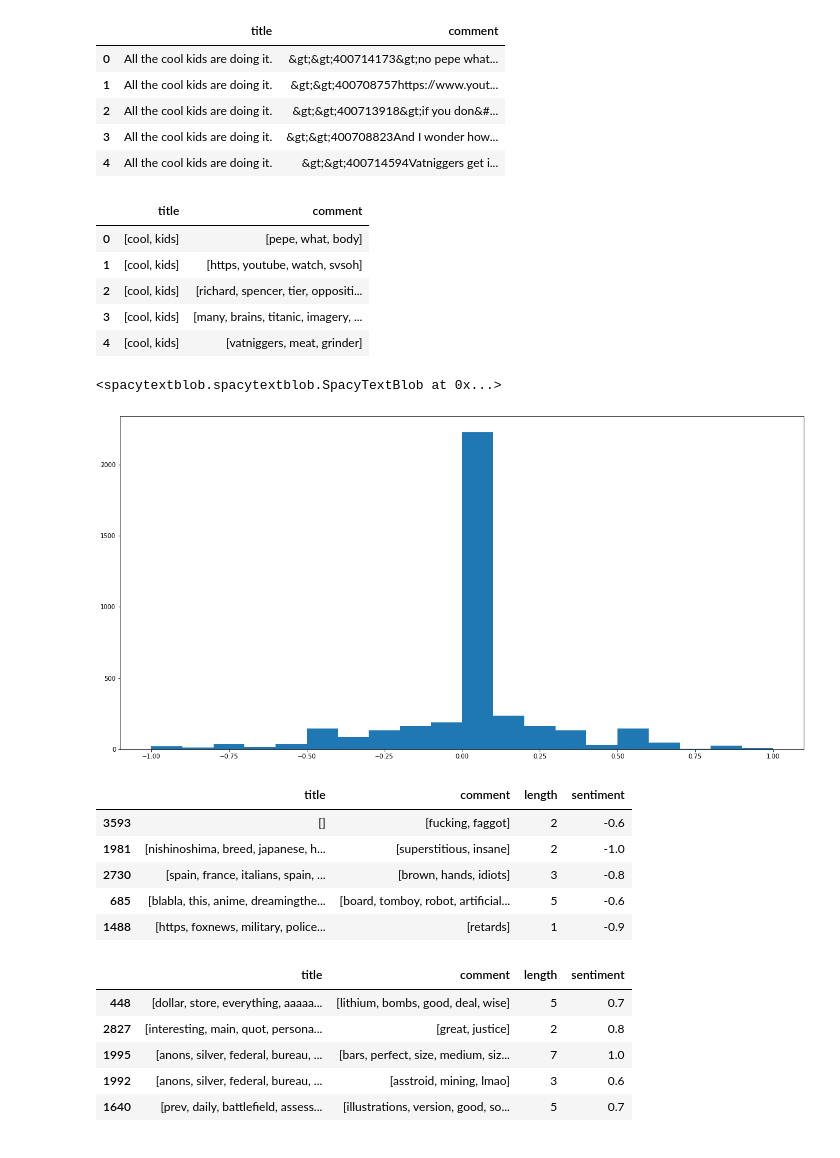
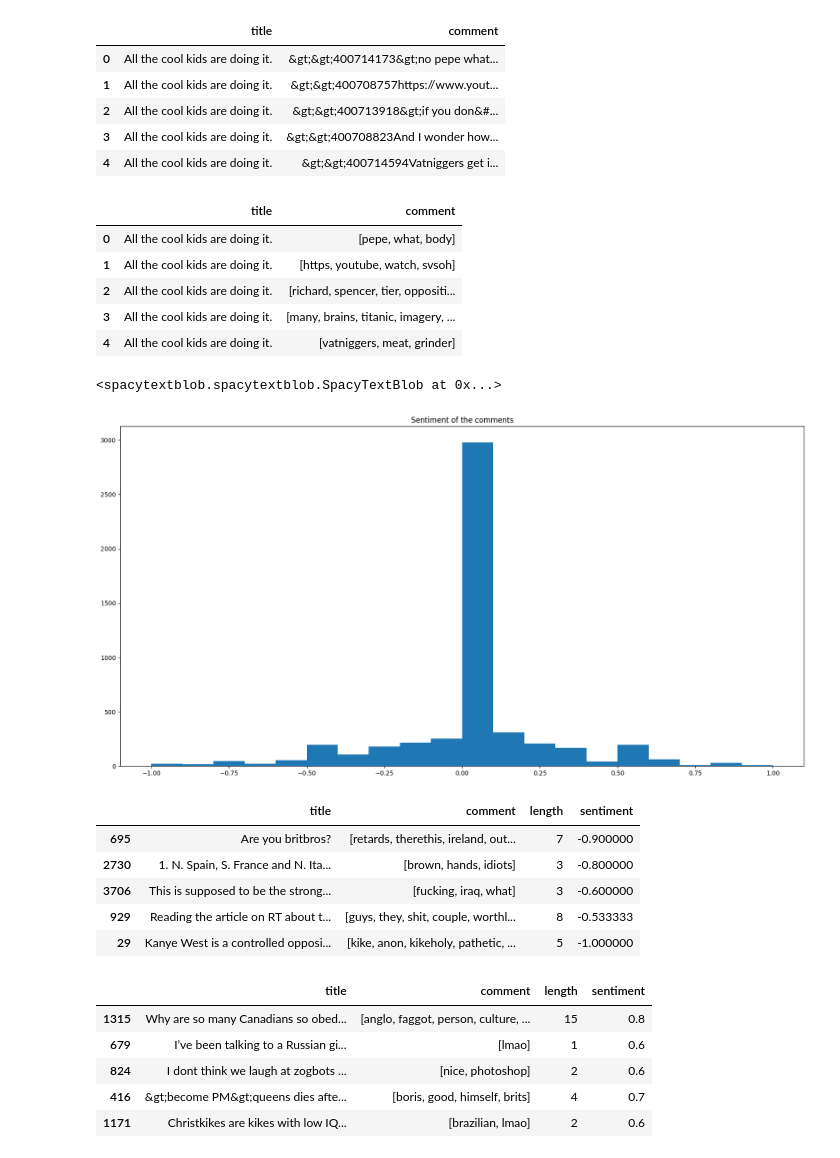
Before and after one commit to Extrieve/NLProject, a Jupyter notebook: 4chan/pandas_transformation.ipynb, the cells around one changed output. Cells and saved outputs as stored; diff of their text form; code cells hidden in the pictures.

Commit message:
Cleaning up a bit

```diff
--- a/4chan/pandas_transformation.ipynb
+++ b/4chan/pandas_transformation.ipynb
@@ -42,17 +43,17 @@ def clean_text(text):
     return text
 # %%
 # apply the clean_text function to the dataframe
-df['title'] = df['title'].apply(clean_text)
+# df['title'] = df['title'].apply(clean_text)
 df['comment'] = df['comment'].apply(clean_text)
 # %%
 df.head()
 # %% [output]
 |  | title | comment |
-| 0 | [cool, kids] | [pepe, what, body] |
-| 1 | [cool, kids] | [https, youtube, watch, svsoh] |
-| 2 | [cool, kids] | [richard, spencer, tier, oppositi... |
-| 3 | [cool, kids] | [many, brains, titanic, imagery, ... |
-| 4 | [cool, kids] | [vatniggers, meat, grinder] |
+| 0 | All the cool kids are doing it. | [pepe, what, body] |
+| 1 | All the cool kids are doing it. | [https, youtube, watch, svsoh] |
+| 2 | All the cool kids are doing it. | [richard, spencer, tier, oppositi... |
+| 3 | All the cool kids are doing it. | [many, brains, titanic, imagery, ... |
+| 4 | All the cool kids are doing it. | [vatniggers, meat, grinder] |
 # %%
 # lets create a new column with the length of the comment
 df['length'] = df['comment'].apply(lambda x: len(x))
@@ -68,32 +69,33 @@ df['sentiment'] = df['comment'].apply(lambda x: nlp(' '.join(x))._.blob.polarity
 # %%
 # lets plot the sentiment of the comments
 import matplotlib.pyplot as plt
 
 plt.figure(figsize=(20, 10))
+plt.title('Sentiment of the comments')
 plt.hist(df['sentiment'], bins=20)
 plt.show()
 # %% [output]
-[figure, old version]
+[figure, new version]
 # %%
 # show 5 samples of negative comments, in which sentiment is less than -0.5
 df[df['sentiment'] < -0.5].sample(5)
 # %% [output]
 |  | title | comment | length | sentiment |
-| 3593 | [] | [fucking, faggot] | 2 | -0.6 |
-| 1981 | [nishinoshima, breed, japanese, h... | [superstitious, insane] | 2 | -1.0 |
-| 2730 | [spain, france, italians, spain, ... | [brown, hands, idiots] | 3 | -0.8 |
-| 685 | [blabla, this, anime, dreamingthe... | [board, tomboy, robot, artificial... | 5 | -0.6 |
-| 1488 | [https, foxnews, military, police... | [retards] | 1 | -0.9 |
+| 695 | Are you britbros? | [retards, therethis, ireland, out... | 7 | -0.900000 |
+| 2730 | 1. N. Spain, S. France and N. Ita... | [brown, hands, idiots] | 3 | -0.800000 |
+| 3706 | This is supposed to be the strong... | [fucking, iraq, what] | 3 | -0.600000 |
+| 929 | Reading the article on RT about t... | [guys, they, shit, couple, worthl... | 8 | -0.533333 |
+| 29 | Kanye West is a controlled opposi... | [kike, anon, kikeholy, pathetic, ... | 5 | -1.000000 |
 # %%
 # show 5 samples of positive comments, in which sentiment is greater than 0.5
 df[df['sentiment'] > 0.5].sample(5)
 # %% [output]
 |  | title | comment | length | sentiment |
-| 448 | [dollar, store, everything, aaaaa... | [lithium, bombs, good, deal, wise] | 5 | 0.7 |
-| 2827 | [interesting, main, quot, persona... | [great, justice] | 2 | 0.8 |
-| 1995 | [anons, silver, federal, bureau, ... | [bars, perfect, size, medium, siz... | 7 | 1.0 |
-| 1992 | [anons, silver, federal, bureau, ... | [asstroid, mining, lmao] | 3 | 0.6 |
-| 1640 | [prev, daily, battlefield, assess... | [illustrations, version, good, so... | 5 | 0.7 |
+| 1315 | Why are so many Canadians so obed... | [anglo, faggot, person, culture, ... | 15 | 0.8 |
+| 679 | I’ve been talking to a Russian gi... | [lmao] | 1 | 0.6 |
+| 824 | I dont think we laugh at zogbots ... | [nice, photoshop] | 2 | 0.6 |
+| 416 | &gt;become PM&gt;queens dies afte... | [boris, good, himself, brits] | 4 | 0.7 |
+| 1171 | Christkikes are kikes with low IQ... | [brazilian, lmao] | 2 | 0.6 |
 # %%
 # lets create a new column with the subjectivity of the comment
 df['subjectivity'] = df['comment'].apply(lambda x: nlp(' '.join(x))._.blob.subjectivity)
```
Also changed, not shown: parts of 17 cells of this notebook, 1 other file.
